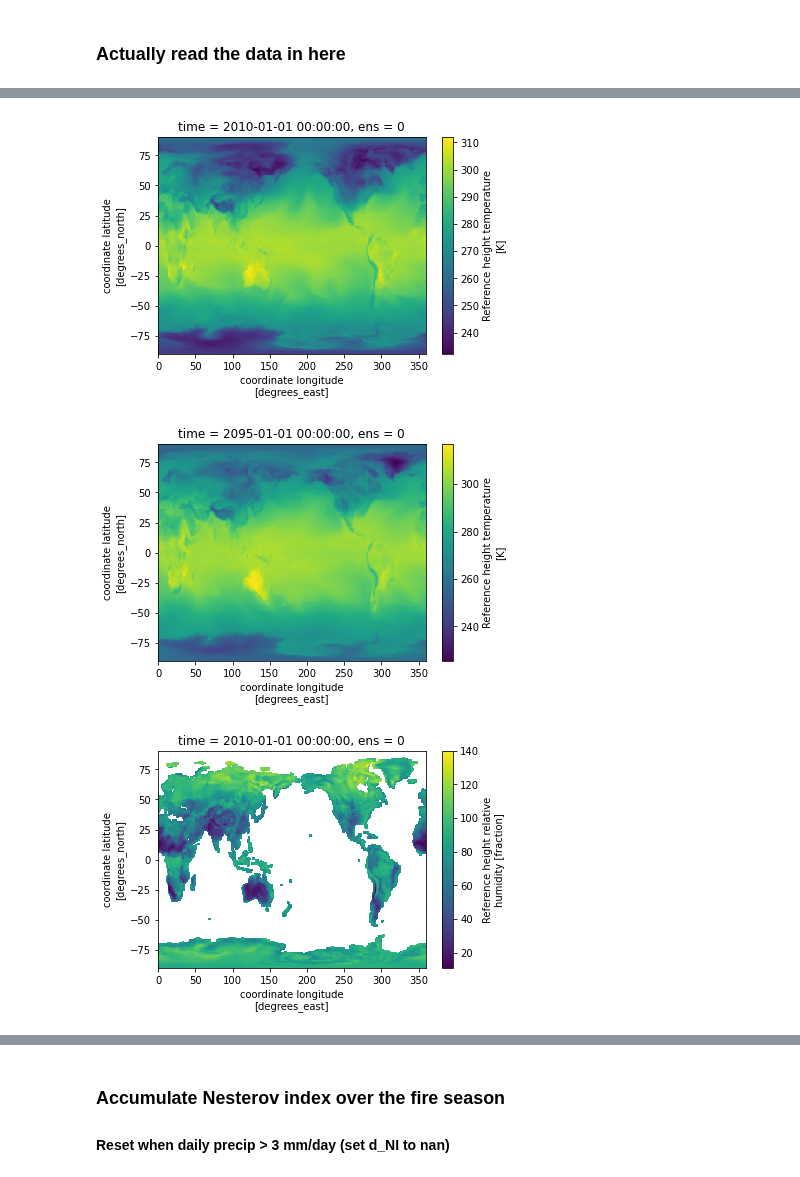
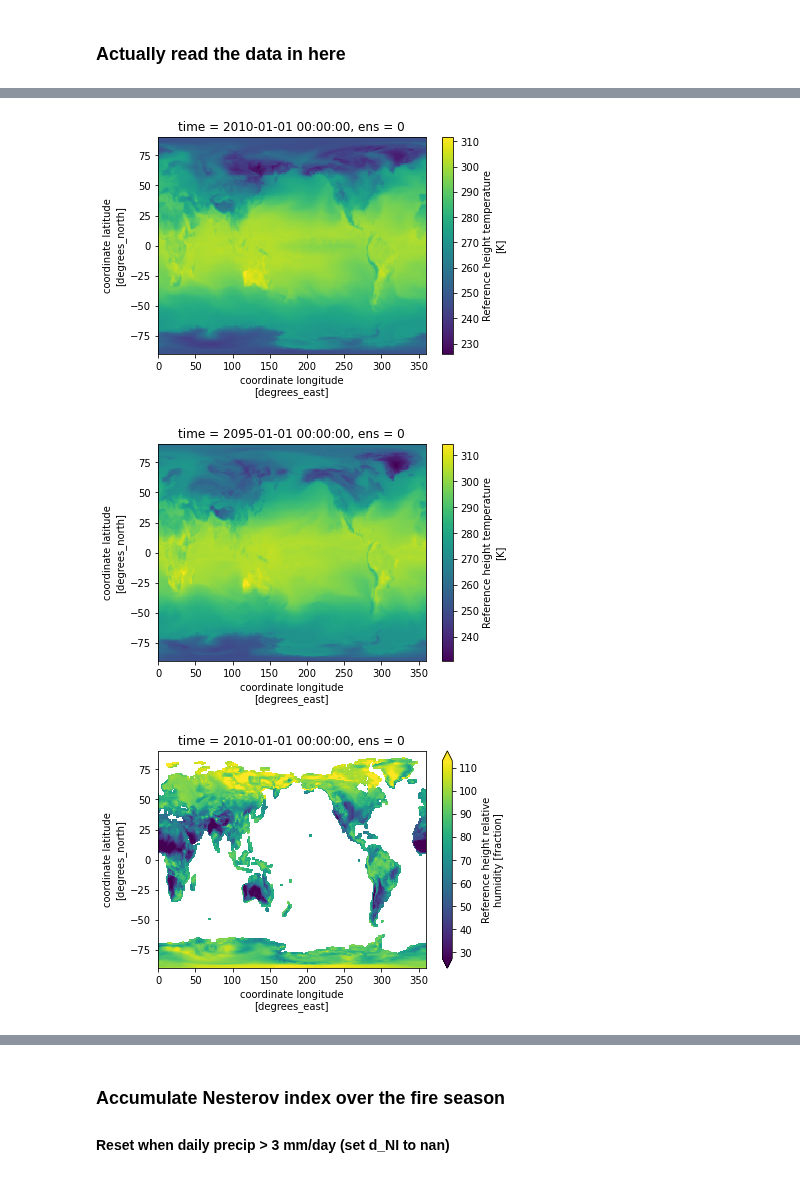
Before and after one commit to wwieder/cesm-lens, a Jupyter notebook: notebooks/lens2_FireRisk.ipynb, the cells around one changed output, grey strips where cells are left out. Cells and saved outputs as stored; diff of their text form; code cells hidden in the pictures.

```diff
--- a/notebooks/lens2_FireRisk.ipynb
+++ b/notebooks/lens2_FireRisk.ipynb
@@ -84,9 +87,9 @@ def get_file(ee,model,field,component,yr):
     else:
         topdir = '/glade/campaign/cesm/collections/CESM2-LE/archive/'
         if yr<=2014:
-            mlist = sorted(glob.glob(topdir+'*BHISTcmip6.f09_g17.LE2-13*')) # not all ensembles have daily data
+            mlist = sorted(glob.glob(topdir+'*BHISTcmip6.f09_g17.LE2-12*')) # not all ensembles have daily data
         else:
-            mlist = sorted(glob.glob(topdir+'*BSSP370cmip6.f09_g17.LE2-13*')) # hack to get SSPs
+            mlist = sorted(glob.glob(topdir+'*BSSP370cmip6.f09_g17.LE2-12*')) # hack to get SSPs
         mm = mlist[ee]
         atm    = '/atm/proc/tseries/day_1/'
         lnd    = '/lnd/proc/tseries/day_1/'
@@ -119,7 +122,7 @@ def all_files(model,field,firstyear, component,nens):
         #print(files)
     return files
 # %%
-def get_daily(model,fields,firstyear, component,nens):
+def get_daily(model,fields,firstyear, component,nens, chunks={'time':500}):
     first = True
 
     for field in fields:
@@ -139,16 +142,16 @@ def get_daily(model,fields,firstyear, component,nens):
                 # LENS2 is split by decade, take only 1 copy of landfrac,area, etc.
                 # add chunks for time
                 ds = xr.open_mfdataset(files[0],combine='by_coords',
-                                       parallel=True,chunks={'time':500})
-                tmp = xr.open_dataset(files[0][0],chunks={'time':500})
+                                       parallel=True,chunks=chunks)
+                tmp = xr.open_dataset(files[0][0],chunks=chunks)
                 for thisvar in tmp.data_vars:
                     if 'time' not in tmp[thisvar].coords:
                         ds[thisvar]=tmp[thisvar]
             else:
-                ds = xr.open_dataset(files[0],chunks={'time':500})
+                ds = xr.open_dataset(files[0],chunks=chunks)
 
         tmp = xr.open_mfdataset(files,combine='nested',parallel=True,
-                                concat_dim=concat_dim[model],chunks={'time':500})
+                                concat_dim=concat_dim[model],chunks=chunks)
         ds[field] = tmp[field]
 
     if component == 'lnd':
@@ -159,6 +162,9 @@ def get_daily(model,fields,firstyear, component,nens):
     ndays = len(ds.time)
     yr0 = ds['time.year'][0].values
     ds['time'] =xr.cftime_range(str(yr0),periods=ndays,freq='D')
+    #Deepak recommended this:
+    #ds.sel(time=slice(str(firstyear), None))
+    # instead of this:
     ix = ds['time.year']>=firstyear
 
     with dask.config.set(**{'array.slicing.split_large_chunks': False}):
@@ -186,7 +192,7 @@ ds = get_daily(model,lnd_vars,fyHIST, component,nens)
 dsSSP = get_daily(model,lnd_vars,fySSP, component,nens)
 #print(ds)
 
-atm_vars = ['TREFHT','RHREFHT']
+atm_vars = ['TREFHT','RHREFHT','WSPDSRFAV','TREFHTMX'] #
 component = 'atm'
 ds_atm = get_daily(model,atm_vars,fyHIST, component,nens)
 ds_atmSSP = get_daily(model,atm_vars,fySSP, component,nens)
@@ -199,34 +205,34 @@ Wall time: 7.88 s
 #force coordinate variables to match
 ds_atm['lat'] = ds['lat']
 ds_atm['lon'] = ds['lon']
-ds[atm_vars[0]] = ds_atm[atm_vars[0]]
-ds[atm_vars[1]] = ds_atm[atm_vars[1]]
-
 ds_atmSSP['lat'] = dsSSP['lat']
 ds_atmSSP['lon'] = dsSSP['lon']
-dsSSP[atm_vars[0]] = ds_atmSSP[atm_vars[0]]
-dsSSP[atm_vars[1]] = ds_atmSSP[atm_vars[1]]
+
+for i in range(len(atm_vars)):
+    ds[atm_vars[i]] = ds_atm[atm_vars[i]]
+    dsSSP[atm_vars[i]] = ds_atmSSP[atm_vars[i]]
 
 ds[atm_vars[0]].isel(ens=0,time=0).plot();
 # %% [output]
-[figure, old version]
+[figure, new version]
 # %%
 dsSSP[atm_vars[0]].isel(ens=0,time=0).plot();
 # %% [output]
-[figure, old version]
+[figure, new version]
 # %%
 # sum rain + snow for precip.
-ds['PPT'] = ds['RAIN']+ds['SNOW']
-ds.PPT.attrs['units'] = ds.RAIN.attrs['units']
+s2d = 3600 * 24  # convert from sec to day
+ds['PPT'] = (ds['RAIN']+ds['SNOW'])*s2d
+ds.PPT.attrs['units'] = 'mm/d'
 ds.PPT.attrs['long_name'] = 'Total Precip.'
 
-dsSSP['PPT'] = dsSSP['RAIN']+dsSSP['SNOW']
-dsSSP.PPT.attrs['units'] = dsSSP.RAIN.attrs['units']
+dsSSP['PPT'] = (dsSSP['RAIN']+dsSSP['SNOW'])*s2d
+dsSSP.PPT.attrs['units'] = 'mm/d'
 dsSSP.PPT.attrs['long_name'] = 'Total Precip.'
 
 # mask out oceans for temp and RH
 ds = ds.where(ds['PPT'].max(['time','ens'])> 0.)
 dsSSP = dsSSP.where(dsSSP['PPT'].max(['time','ens'])> 0.)
-ds['RHREFHT'].isel(time=0,ens=0).plot();
+ds['RHREFHT'].isel(time=0,ens=0).plot(robust=True);
 # %% [output]
-[figure, old version]
+[figure, new version]
```
Also changed, not shown: parts of 33 cells of this notebook, 3 other files.
